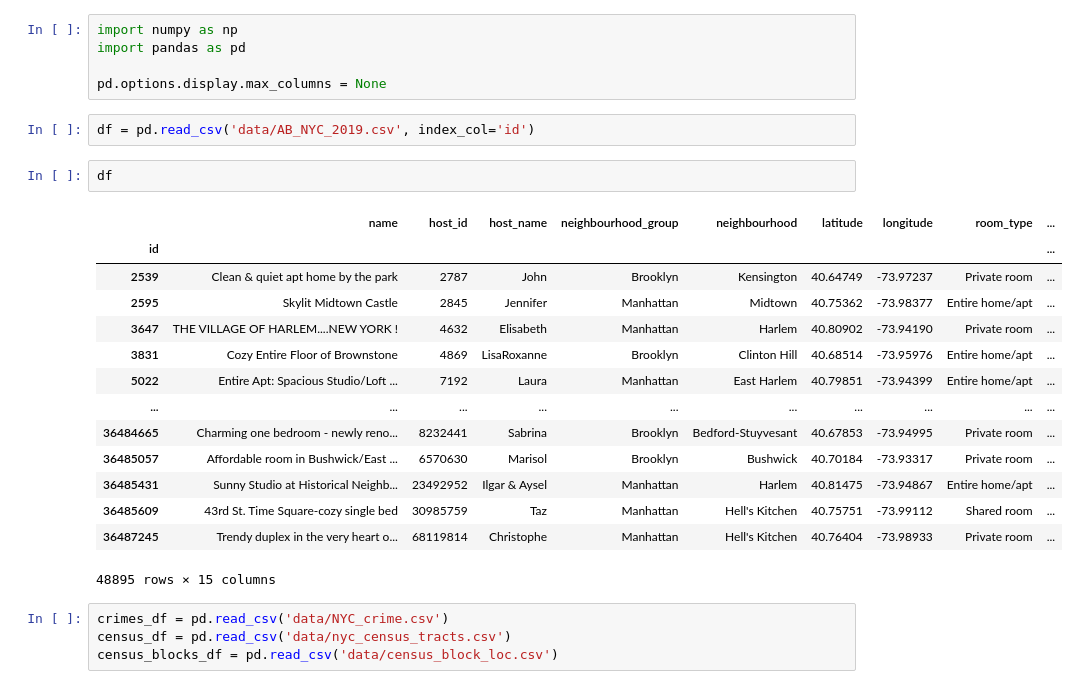
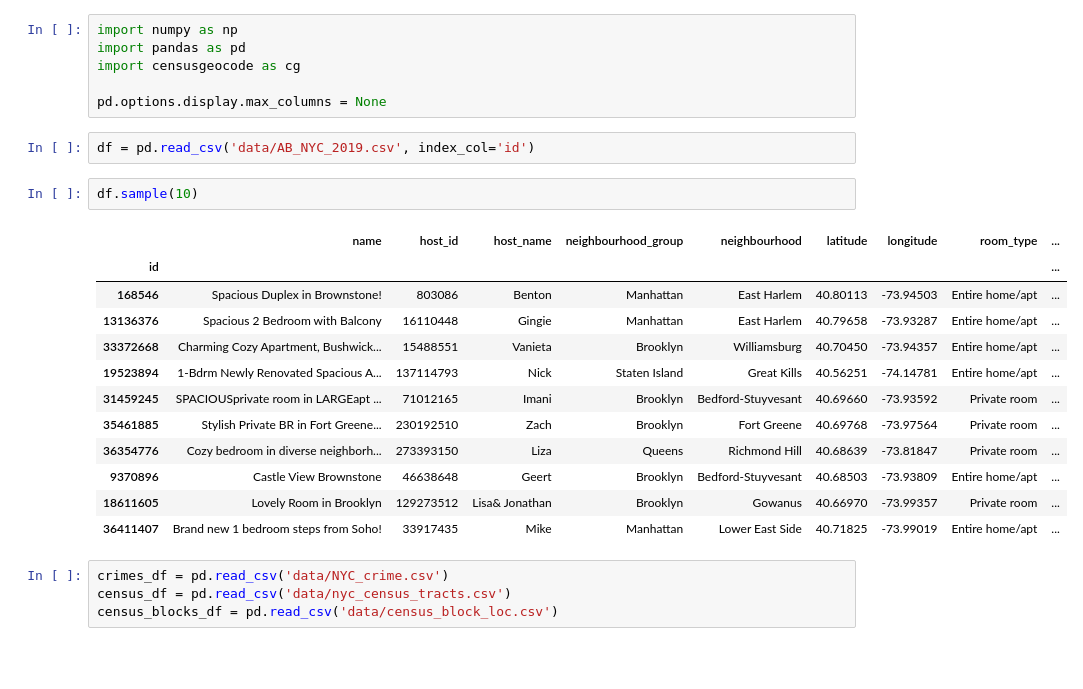
Before and after one commit to abhi-vik/bds-proj, a Jupyter notebook: explore.ipynb, the cells around one changed output. Saved outputs shown, nothing was run; the diff lists cells and outputs as text; blank space fills up the shorter version.

```diff
--- a/explore.ipynb
+++ b/explore.ipynb
@@ -1,27 +1,26 @@
 # %%
 import numpy as np
 import pandas as pd
+import censusgeocode as cg
 
 pd.options.display.max_columns = None
 # %%
 df = pd.read_csv('data/AB_NYC_2019.csv', index_col='id')
 # %%
-df
+df.sample(10)
 # %% [output]
 |  | name | host_id | host_name | neighbourhood_group | neighbourhood | latitude | longitude | room_type | ... |
 | id |  |  |  |  |  |  |  |  | ... |
-| 2539 | Clean & quiet apt home by the park | 2787 | John | Brooklyn | Kensington | 40.64749 | -73.97237 | Private room | ... |
-| 2595 | Skylit Midtown Castle | 2845 | Jennifer | Manhattan | Midtown | 40.75362 | -73.98377 | Entire home/apt | ... |
-| 3647 | THE VILLAGE OF HARLEM....NEW YORK ! | 4632 | Elisabeth | Manhattan | Harlem | 40.80902 | -73.94190 | Private room | ... |
-| 3831 | Cozy Entire Floor of Brownstone | 4869 | LisaRoxanne | Brooklyn | Clinton Hill | 40.68514 | -73.95976 | Entire home/apt | ... |
-| 5022 | Entire Apt: Spacious Studio/Loft ... | 7192 | Laura | Manhattan | East Harlem | 40.79851 | -73.94399 | Entire home/apt | ... |
-| ... | ... | ... | ... | ... | ... | ... | ... | ... | ... |
-| 36484665 | Charming one bedroom - newly reno... | 8232441 | Sabrina | Brooklyn | Bedford-Stuyvesant | 40.67853 | -73.94995 | Private room | ... |
-| 36485057 | Affordable room in Bushwick/East ... | 6570630 | Marisol | Brooklyn | Bushwick | 40.70184 | -73.93317 | Private room | ... |
-| 36485431 | Sunny Studio at Historical Neighb... | 23492952 | Ilgar & Aysel | Manhattan | Harlem | 40.81475 | -73.94867 | Entire home/apt | ... |
-| 36485609 | 43rd St. Time Square-cozy single bed | 30985759 | Taz | Manhattan | Hell's Kitchen | 40.75751 | -73.99112 | Shared room | ... |
-| 36487245 | Trendy duplex in the very heart o... | 68119814 | Christophe | Manhattan | Hell's Kitchen | 40.76404 | -73.98933 | Private room | ... |
+| 168546 | Spacious Duplex in Brownstone! | 803086 | Benton | Manhattan | East Harlem | 40.80113 | -73.94503 | Entire home/apt | ... |
+| 13136376 | Spacious 2 Bedroom with Balcony | 16110448 | Gingie | Manhattan | East Harlem | 40.79658 | -73.93287 | Entire home/apt | ... |
+| 33372668 | Charming Cozy Apartment, Bushwick... | 15488551 | Vanieta | Brooklyn | Williamsburg | 40.70450 | -73.94357 | Entire home/apt | ... |
+| 19523894 | 1-Bdrm Newly Renovated Spacious A... | 137114793 | Nick | Staten Island | Great Kills | 40.56251 | -74.14781 | Entire home/apt | ... |
+| 31459245 | SPACIOUSprivate room in LARGEapt ... | 71012165 | Imani | Brooklyn | Bedford-Stuyvesant | 40.69660 | -73.93592 | Private room | ... |
+| 35461885 | Stylish Private BR in Fort Greene... | 230192510 | Zach | Brooklyn | Fort Greene | 40.69768 | -73.97564 | Private room | ... |
+| 36354776 | Cozy bedroom in diverse neighborh... | 273393150 | Liza | Queens | Richmond Hill | 40.68639 | -73.81847 | Private room | ... |
+| 9370896 | Castle View Brownstone | 46638648 | Geert | Brooklyn | Bedford-Stuyvesant | 40.68503 | -73.93809 | Entire home/apt | ... |
+| 18611605 | Lovely Room in Brooklyn | 129273512 | Lisa& Jonathan | Brooklyn | Gowanus | 40.66970 | -73.99357 | Private room | ... |
+| 36411407 | Brand new 1 bedroom steps from Soho! | 33917435 | Mike | Manhattan | Lower East Side | 40.71825 | -73.99019 | Entire home/apt | ... |
-48895 rows × 15 columns
 # %%
 crimes_df = pd.read_csv('data/NYC_crime.csv')
 census_df = pd.read_csv('data/nyc_census_tracts.csv')
```
Also changed, not shown: parts of 8 cells of this notebook, 1 other file.
